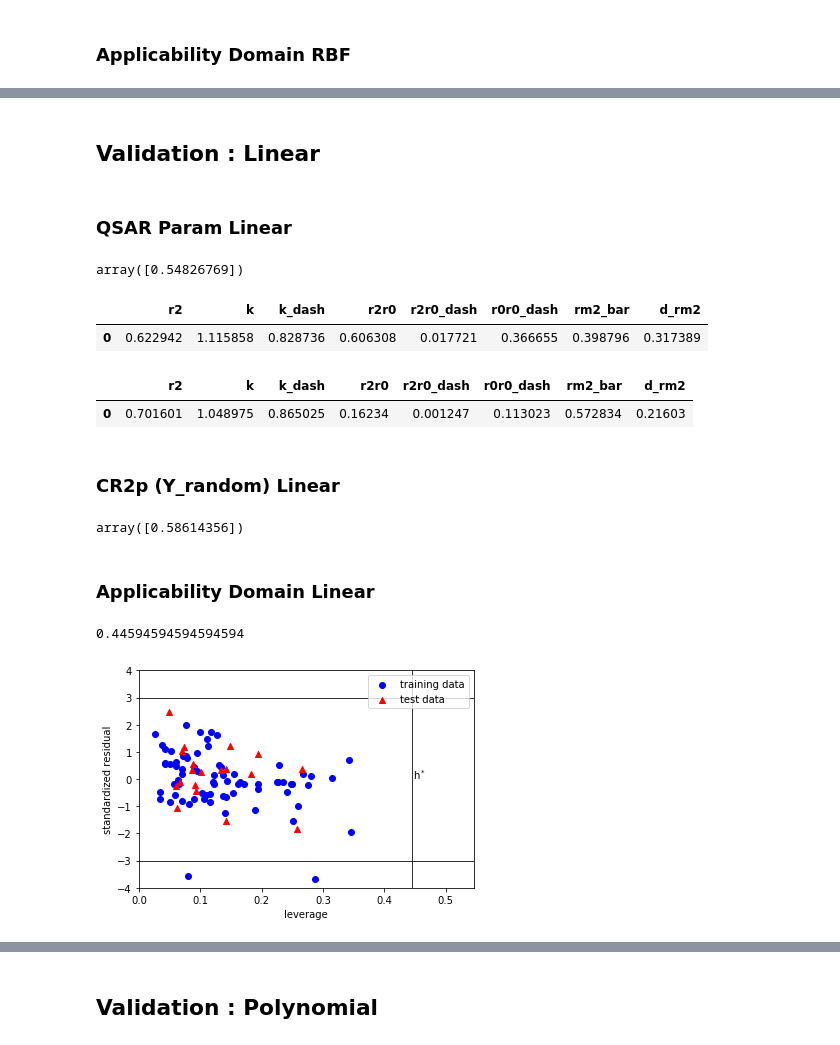
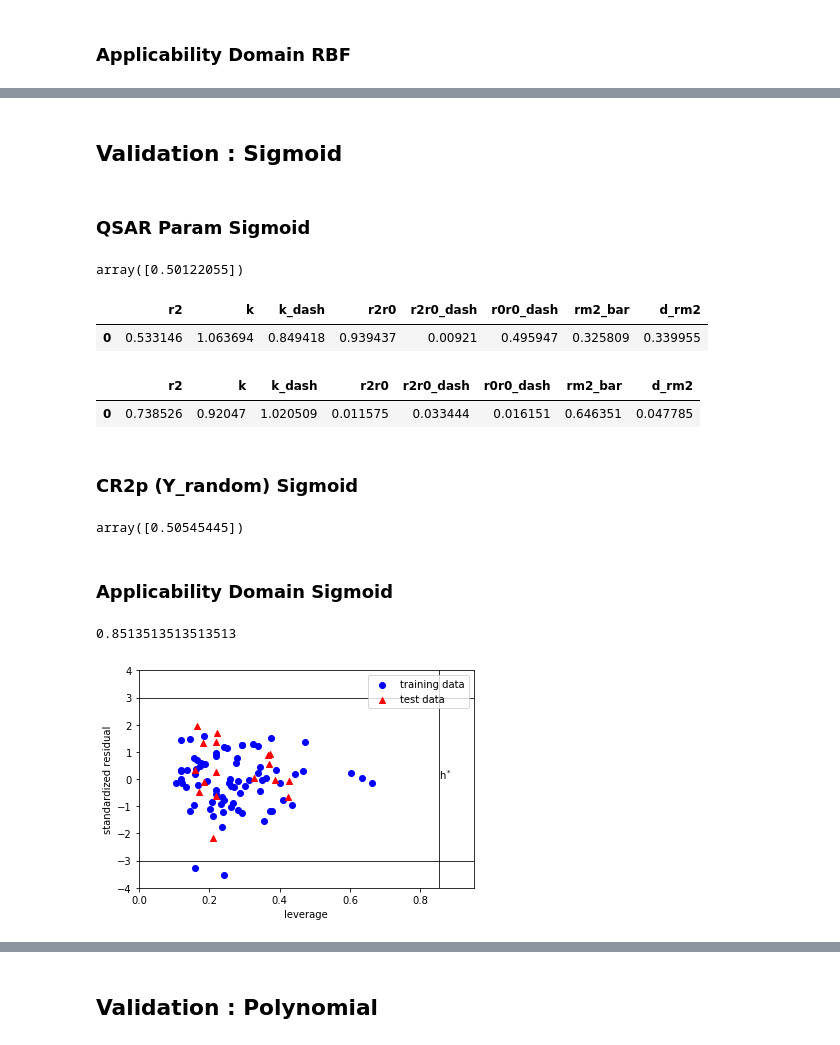
Before and after one commit to mfrizqi/FINAL_TA, a Jupyter notebook: all_united.ipynb, the cells around one changed output, grey strips where cells are left out. Saved outputs shown, nothing was run; the diff lists cells and outputs as text; code cells hidden in the pictures.

```diff
--- a/all_united.ipynb
+++ b/all_united.ipynb
@@ -396,7 +471,7 @@ r2_linear
 # %% [markdown]
 ## SVR : Polynomial
 # %%
-r2_poly = pd.DataFrame(columns=['desc','C','degree','epsilon','r2_train','r2_test','train_pred','test_pred'])
+r2_poly = pd.DataFrame(columns=['desc','C','degree','epsilon','r2_train','r2_test', 'mse_train','mse_test','train_pred','test_pred'])
 
 for i in tqdm(range(len(bd_list))):
 
@@ -415,8 +490,8 @@ for i in tqdm(range(len(bd_list))):
     # Search best params for SVR()
     gsc = GridSearchCV(
         estimator=SVR(kernel='poly'),
-        param_grid=param_poly,
-        cv=5, scoring='neg_mean_squared_error', verbose=0, n_jobs=-1)
+        param_grid=param,
+        cv=10, scoring='neg_mean_squared_error', verbose=0, n_jobs=-1)
 
     gsc.fit(scale_x_train, y_train)
     param_c = gsc.best_params_['C']
@@ -435,9 +510,13 @@ for i in tqdm(range(len(bd_list))):
     r2_train = r2_score(y_train,y_train_pred)
     r2_test = r2_score(y_test,y_test_pred)
 
-    r2_poly = r2_poly.append(pd.Series([len(bd_list[i]),param_c, param_degree, param_epsilon, r2_train, r2_test, y_train_pred, y_test_pred], index=r2_poly.columns ), ignore_index=True)
+    #Calculate MSE
+    mse_train = mean_squared_error(y_train,y_train_pred)
+    mse_test = mean_squared_error(y_test,y_test_pred)
+
+    r2_poly = r2_poly.append(pd.Series([len(bd_list[i]),param_c, param_degree, param_epsilon, r2_train, r2_test, mse_train, mse_test,y_train_pred, y_test_pred], index=r2_poly.columns ), ignore_index=True)
 # %%
-joblib.dump(r2_poly, './p/0006_n1/r2_poly_neue.pkl')
-r2_poly = joblib.load('./p/0006_n1/r2_poly_neue.pkl')
+# joblib.dump(r2_poly, './p/0006_n1/r2_poly_neue.pkl')
+# r2_poly = joblib.load('./p/0006_n1/r2_poly_neue.pkl')
 r2_poly
 # %% [output]
@@ -803,11 +925,11 @@ def applicability_domain_poly(X_train, X_test, y_train_act,
 data = pd.read_csv("data/all_data.csv")
 
 # Use best desc based on r2_score model development
-desc = joblib.load('./p/0005_n1/best_0005_10.pkl')
+desc = joblib.load('./p/05_neue/best_25.pkl')
 
 # Important! Use same datasets
-df_train = joblib.load('./p/0005/train_0005.pkl')
-df_test = joblib.load('./p/0005/test_0005.pkl')
+df_train = joblib.load('./p/05_neue/train.pkl')
+df_test = joblib.load('./p/05_neue/test.pkl')
 
 df_train.shape, df_test.shape
 # %% [output]
@@ -892,9 +1014,9 @@ rbf_valid
 # %% [markdown]
 <!-- ## Validation : Linear -->
 # %% [markdown]
-## Validation : Linear
+## Validation : Sigmoid
 # %% [markdown]
-### QSAR Param Linear
+### QSAR Param Sigmoid
 # %%
 X_train = df_train.loc[:,desc].to_numpy()
 X_test = df_test.loc[:,desc].to_numpy()
@@ -907,55 +1029,55 @@ scale_x_train = scaler.transform(X_train)
 scale_x_test = scaler.transform(X_test)
 
 param_grid={
-            'C': 10,
-            'degree': 1,
+            'C': 1,
+            'gamma': 'auto',
             'epsilon': 0.1
 }
 
 c = param_grid['C']
-deg = param_grid['degree']
+gam = param_grid['gamma']
 eps = param_grid['epsilon']
 
-model_lin = SVR(kernel="linear", C= c, degree= deg, epsilon=eps)
+model_sig = SVR(kernel="sigmoid", C= c, gamma= gam, epsilon=eps)
 
-model_lin.fit(scale_x_train, y_train)
-y_train_pred = model_lin.predict(scale_x_train)
-y_test_pred = model_lin.predict(scale_x_test)
+model_sig.fit(scale_x_train, y_train)
+y_train_pred = model_sig.predict(scale_x_train)
+y_test_pred = model_sig.predict(scale_x_test)
 
-q2_lin = q2_loo(model_lin, scale_x_train, y_train)
+q2_lin = q2_loo(model_sig, scale_x_train, y_train)
 
 # print RB Q2, Qsar_train, Qsar_test
 q2_lin
 # %% [output]
-array([0.54826769])
+array([0.50122055])
 # %%
-lin_val_train = pd.DataFrame(qsar_param(y_train, y_train_pred))
-lin_val_train
+sig_val_train = pd.DataFrame(qsar_param(y_train, y_train_pred))
+sig_val_train
 # %% [output]
 |  | r2 | k | k_dash | r2r0 | r2r0_dash | r0r0_dash | rm2_bar | d_rm2 |
-| 0 | 0.622942 | 1.115858 | 0.828736 | 0.606308 | 0.017721 | 0.366655 | 0.398796 | 0.317389 |
+| 0 | 0.533146 | 1.063694 | 0.849418 | 0.939437 | 0.00921 | 0.495947 | 0.325809 | 0.339955 |
 # %%
-lin_val_test = pd.DataFrame(qsar_param(y_test, y_test_pred))
-lin_val_test
+sig_val_test = pd.DataFrame(qsar_param(y_test, y_test_pred))
+sig_val_test
 # %% [output]
 |  | r2 | k | k_dash | r2r0 | r2r0_dash | r0r0_dash | rm2_bar | d_rm2 |
-| 0 | 0.701601 | 1.048975 | 0.865025 | 0.16234 | 0.001247 | 0.113023 | 0.572834 | 0.21603 |
+| 0 | 0.738526 | 0.92047 | 1.020509 | 0.011575 | 0.033444 | 0.016151 | 0.646351 | 0.047785 |
 # %% [markdown]
-### CR2p (Y_random) Linear
+### CR2p (Y_random) Sigmoid
 # %%
-rp_lin = y_random(model_lin,scale_x_train,y_train)
-joblib.dump(rp_lin,'./p/0005_n1/lin_crp2.pkl')
-rp_lin
+rp_sig = y_random(model_sig,scale_x_train,y_train)
+# joblib.dump(rp_lin,'./p/0005_n1/lin_crp2.pkl')
+rp_sig
 # %% [output]
-array([0.58614356])
+array([0.50545445])
 # %% [markdown]
-### Applicability Domain Linear
+### Applicability Domain Sigmoid
 # %%
-applicability_domain_lin(scale_x_train, scale_x_test, y_train,
+applicability_domain_sig(scale_x_train, scale_x_test, y_train,
                      y_train_pred, y_test, y_test_pred)
 # %% [output]
-0.44594594594594594
+0.8513513513513513
-[figure, old version]
+[figure, new version]
 # %%
 lin_valid = pd.DataFrame()
 lin_valid = lin_valid.append(lin_val_train)
```
Also changed, not shown: parts of 30 cells of this notebook, 33 other files.
